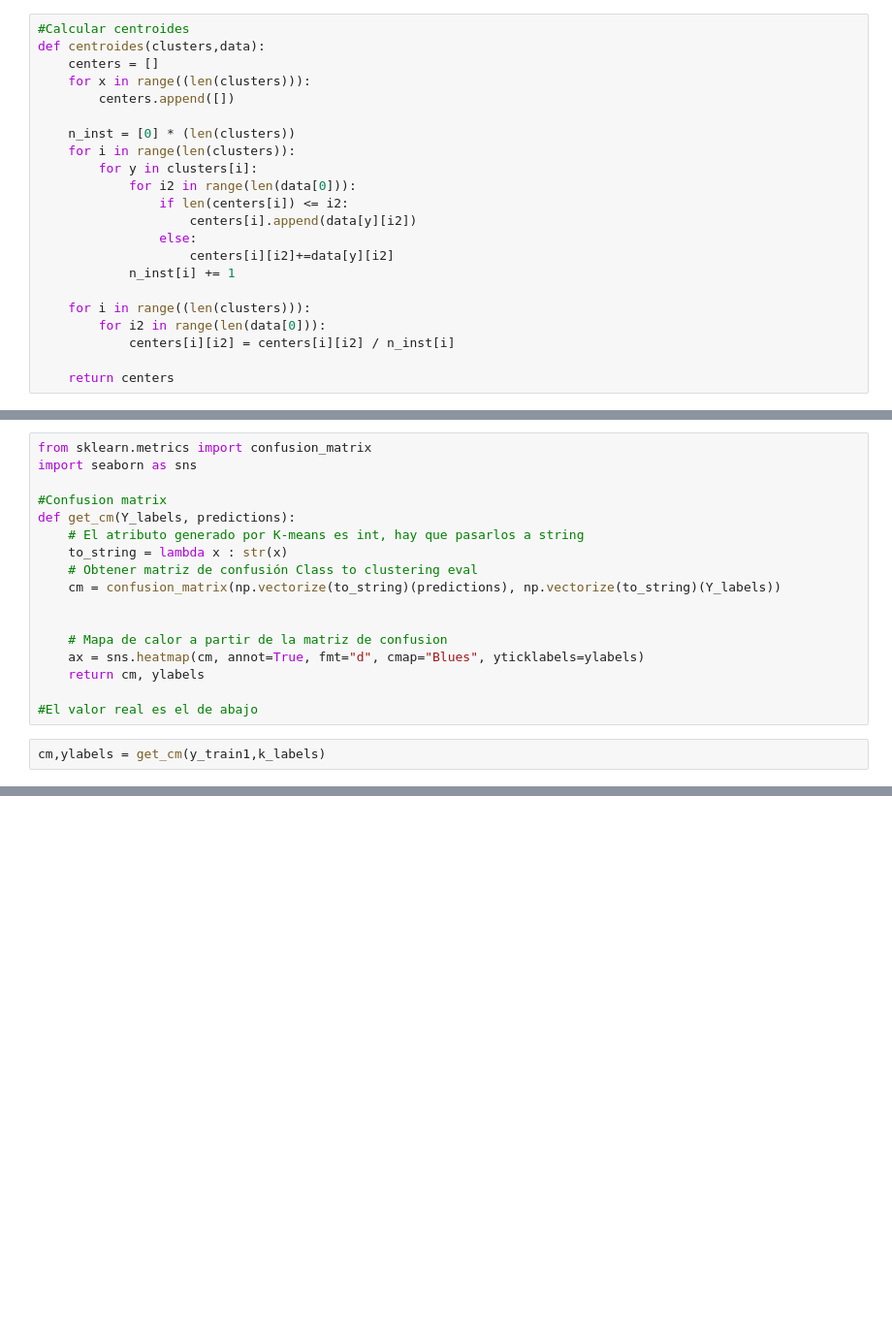
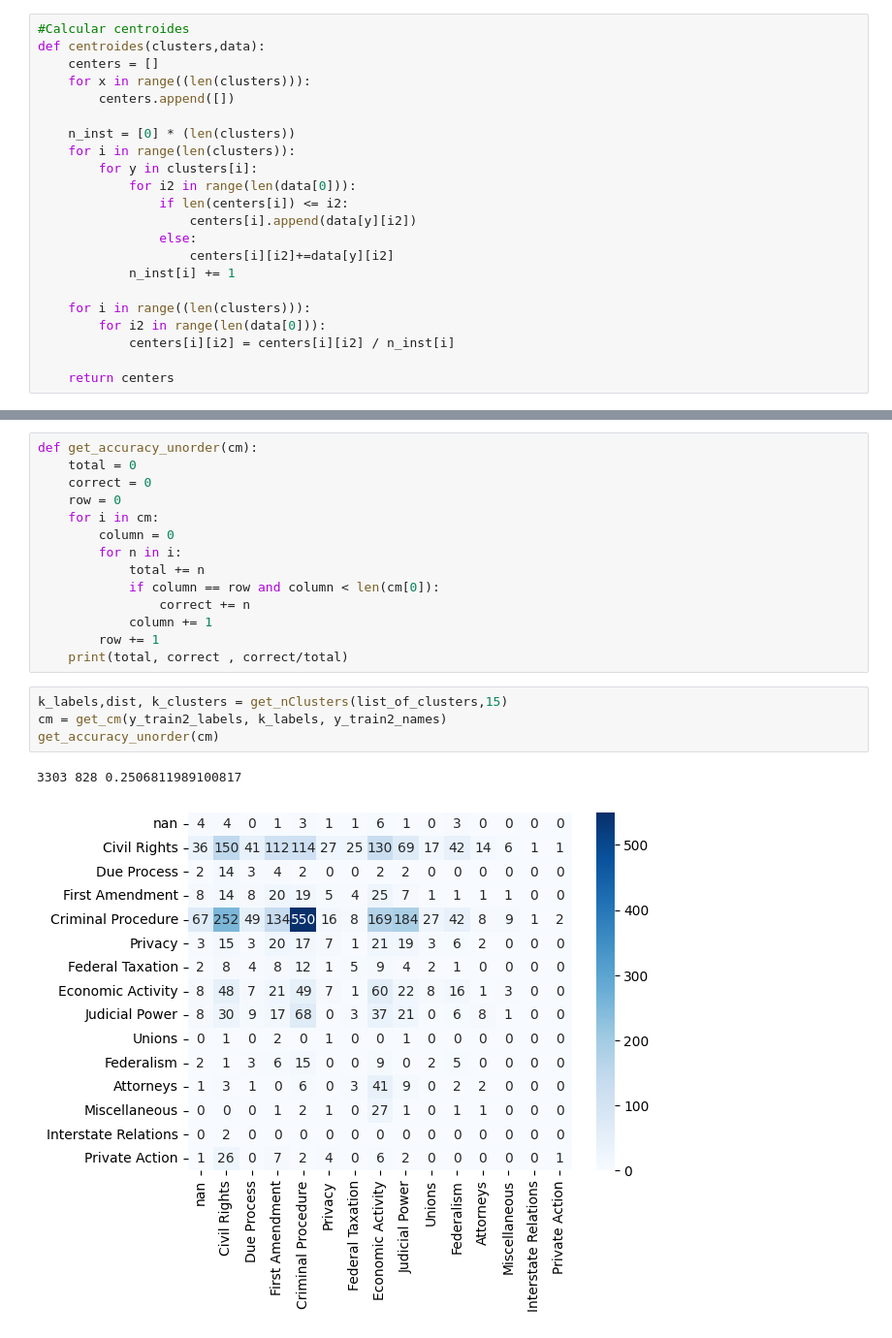
Before and after one commit to korah91/MineriaClustering, a Jupyter notebook: supremeCourt.ipynb, the cells around one changed output, grey strips where cells are left out. Shown at 97% size. Saved outputs shown, nothing was run; the diff lists cells and outputs as text; blank space fills up the shorter version.

```diff
--- a/supremeCourt.ipynb
+++ b/supremeCourt.ipynb
@@ -611,19 +570,0 @@ print(dist,clus)
-# %%
-from sklearn.metrics import confusion_matrix
-import seaborn as sns
-
-#Confusion matrix
-def get_cm(Y_labels, predictions):
-    # El atributo generado por K-means es int, hay que pasarlos a string
-    to_string = lambda x : str(x)
-    # Obtener matriz de confusión Class to clustering eval
-    cm = confusion_matrix(np.vectorize(to_string)(predictions), np.vectorize(to_string)(Y_labels))
-
-
-    # Mapa de calor a partir de la matriz de confusion
-    ax = sns.heatmap(cm, annot=True, fmt="d", cmap="Blues", yticklabels=ylabels)
-    return cm, ylabels
-
-#El valor real es el de abajo
-# %%
-cm,ylabels = get_cm(y_train1,k_labels)
@@ -636,0 +644,21 @@ cm,ylabels = get_cm(y_train1,k_labels)
+# %%
+def get_accuracy_unorder(cm):
+    total = 0
+    correct = 0
+    row = 0
+    for i in cm:
+        column = 0
+        for n in i:
+            total += n
+            if column == row and column < len(cm[0]):
+                correct += n
+            column += 1
+        row += 1
+    print(total, correct , correct/total)
+# %%
+k_labels,dist, k_clusters = get_nClusters(list_of_clusters,15)
+cm = get_cm(y_train2_labels, k_labels, y_train2_names)
+get_accuracy_unorder(cm)
+# %% [output]
+3303 828 0.2506811989100817
+[figure, added]
```
Also changed, not shown: parts of 24 cells of this notebook.
